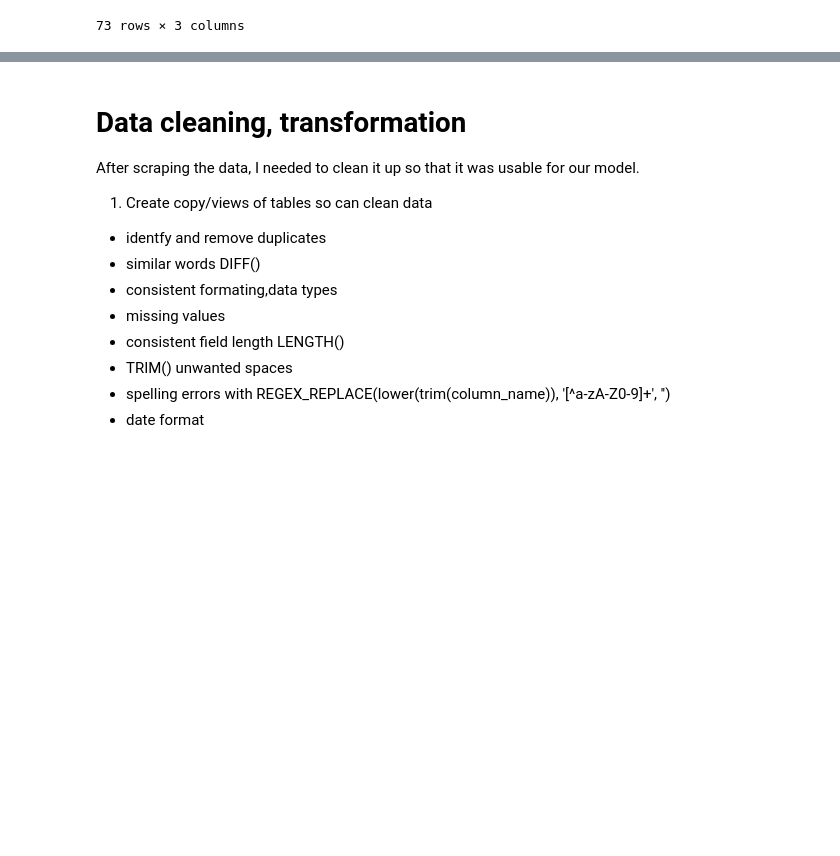
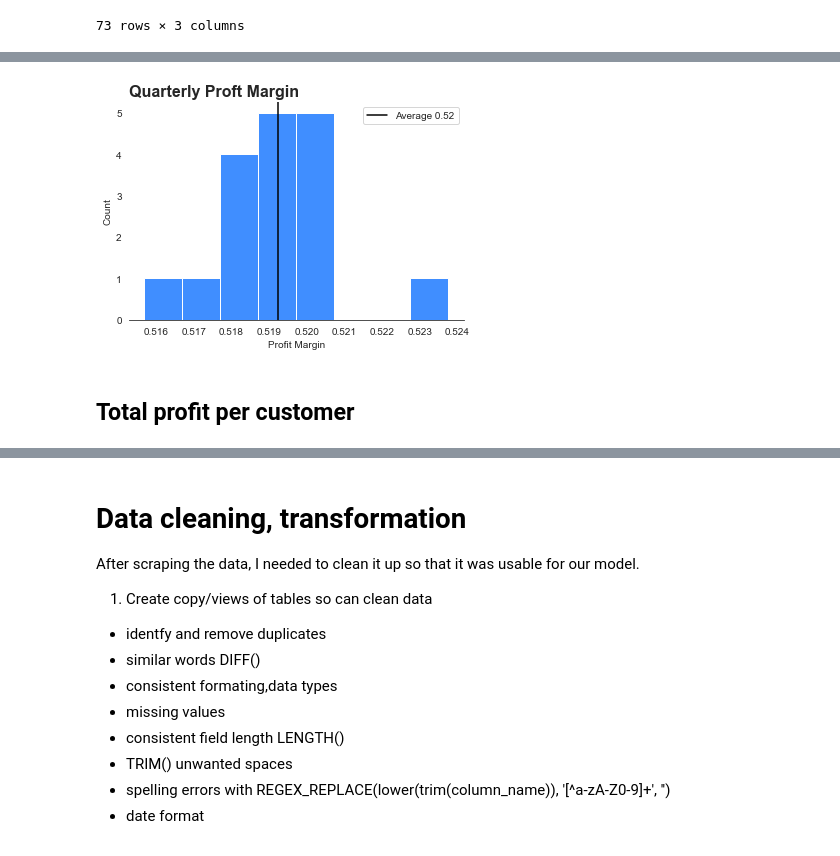
Before and after one commit to buttersaltpepper/Data-Analysis, a Jupyter notebook: project1.ipynb, the cells around one changed output, grey strips where cells are left out. Saved outputs shown, nothing was run; the diff lists cells and outputs as text; code cells hidden in the pictures; blank space fills up the shorter version.

```diff
--- a/project1.ipynb
+++ b/project1.ipynb
@@ -367,0 +172,10 @@ After gaining an understanding of the data contained in each table, I have ident
+# %%
+plt.title('Quarterly Proft Margin', loc='left')
+sns.histplot(df.profit_margin)
+plt.xlabel('Profit Margin')
+plt.axvline(df.profit_margin.mean(), color='k', label='Average {:.2f}'.format(df.profit_margin.mean()))
+plt.legend();
+# %% [output]
+[figure, added]
+# %% [markdown]
+## Total profit per customer
```
Also changed, not shown: parts of 58 cells of this notebook.
